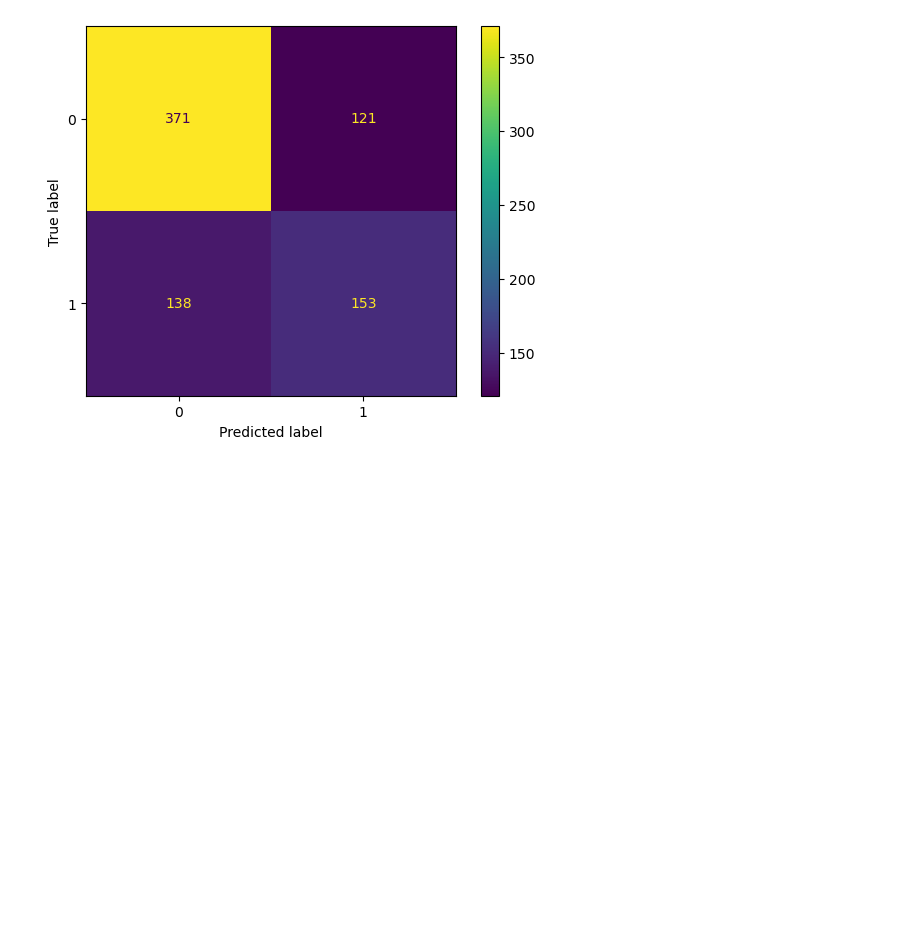
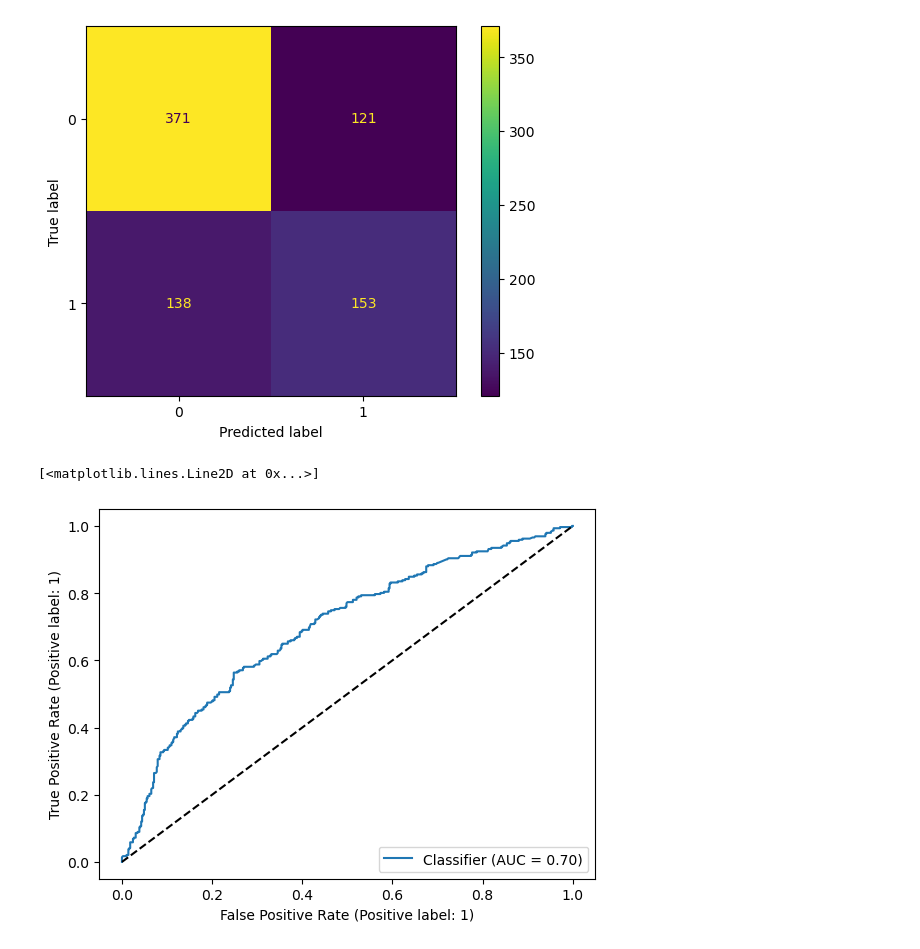
Before and after one commit to Willjterwright/grpA, a Jupyter notebook: Recreating Richards results.ipynb, the cells around one changed output. Drawn from its saved outputs; the diff is of its cells as text; code cells hidden in the pictures; blank space fills up the shorter version.

```diff
--- a/Recreating Richards results.ipynb
+++ b/Recreating Richards results.ipynb
@@ -662,3 +662,12 @@ ConfusionMatrixDisplay(cm).plot()
 # %% [output]
 <sklearn.metrics._plot.confusion_matrix.ConfusionMatrixDisplay at 0x...>
 [figure]
+# %%
+from sklearn.metrics import RocCurveDisplay, roc_auc_score
+
+roc_score = roc_auc_score(y_test_tensor, y_pred)
+RocCurveDisplay.from_predictions(y_test_tensor, y_pred)
+plt.plot([0, 1], [0, 1], 'k--')
+# %% [output]
+[<matplotlib.lines.Line2D at 0x...>]
+[figure, added]
```
Also changed, not shown: parts of 2 cells of this notebook.
